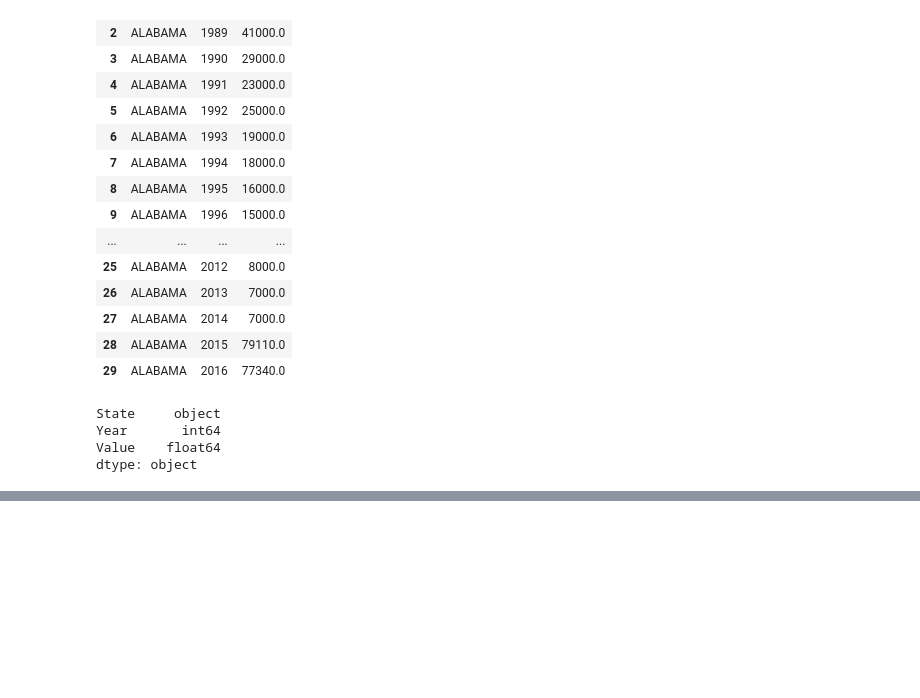
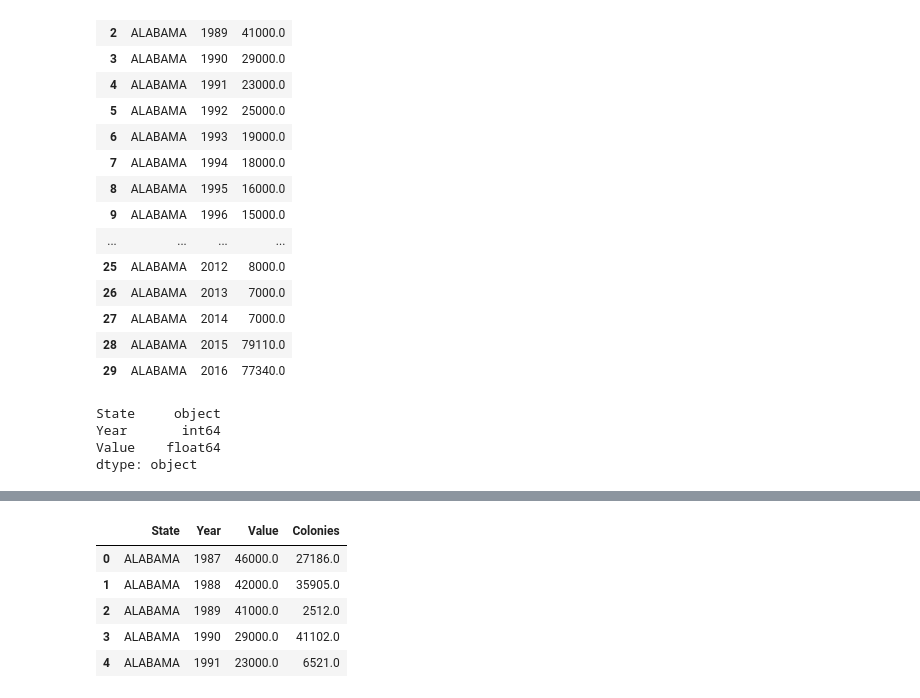
Before and after one commit to cocoisland/python_apps, a Jupyter notebook: bees/bees_colony.ipynb, the cells around one changed output, grey strips where cells are left out. Saved outputs shown, nothing was run; the diff lists cells and outputs as text; code cells hidden in the pictures; blank space fills up the shorter version.

```diff
--- a/bees/bees_colony.ipynb
+++ b/bees/bees_colony.ipynb
@@ -202,0 +205,11 @@ dfx.loc[dfx['State']=='MONTANA']
+# %%
+df_bees['Colonies'] = df_loss['Colonies']
+# %%
+df_bees.head()
+# %% [output]
+|  | State | Year | Value | Colonies |
+| 0 | ALABAMA | 1987 | 46000.0 | 27186.0 |
+| 1 | ALABAMA | 1988 | 42000.0 | 35905.0 |
+| 2 | ALABAMA | 1989 | 41000.0 | 2512.0 |
+| 3 | ALABAMA | 1990 | 29000.0 | 41102.0 |
+| 4 | ALABAMA | 1991 | 23000.0 | 6521.0 |
```
Also changed, not shown: parts of 4 cells of this notebook.
